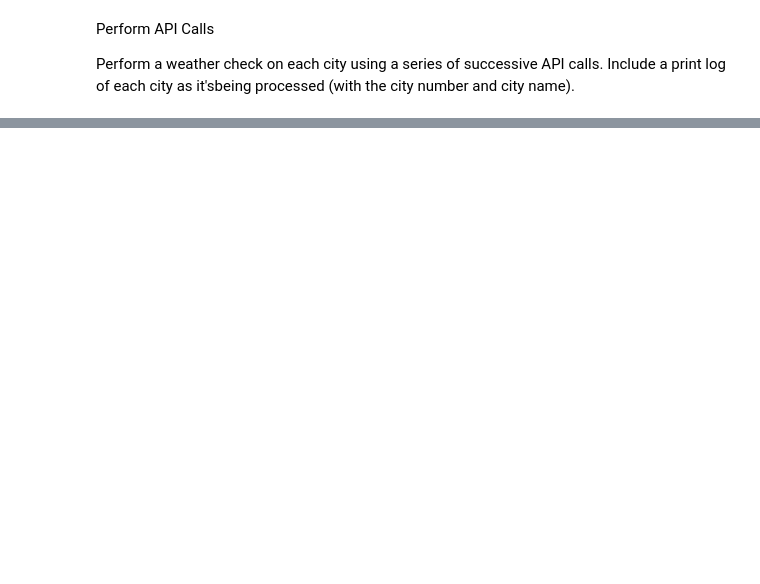
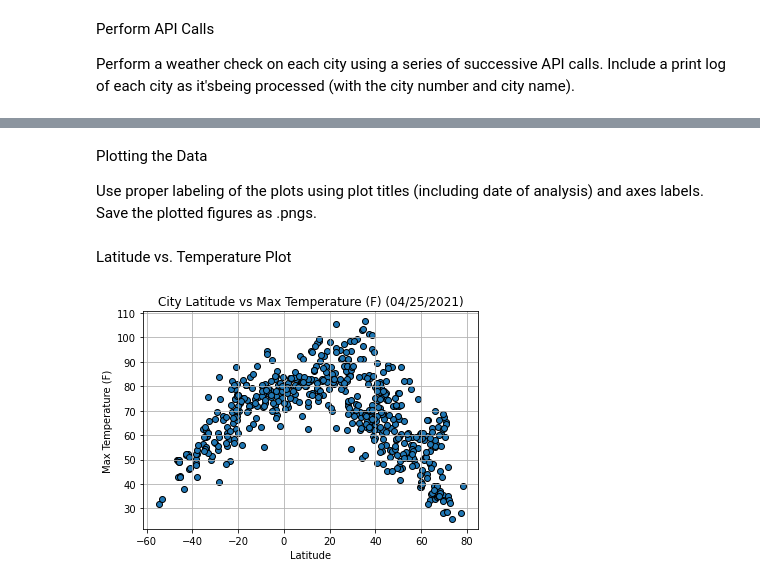
Before and after one commit to cmoore187/python-api-challenge, a Jupyter notebook: output_data/WeatherPy/WeatherPy.ipynb, the cells around one changed output, grey strips where cells are left out. Cells and saved outputs as stored; diff of their text form; code cells hidden in the pictures; blank space fills up the shorter version.

Commit message:
Updated challenge.
Added images, datasets, and updated code.

```diff
--- a/output_data/WeatherPy/WeatherPy.ipynb
+++ b/output_data/WeatherPy/WeatherPy.ipynb
@@ -125,0 +131,5 @@ ConnectionError: HTTPSConnectionPool(host='api.openweathermap.org', port=443): M
+# %%
+city_data = pd.DataFrame(weather_list)
+city_data.date = city_data.date.map(time.ctime)
+city_data.to_csv('../../output_data/city_data.csv')
+city_data.head()
@@ -125,0 +159,4 @@ ConnectionError: HTTPSConnectionPool(host='api.openweathermap.org', port=443): M
+# %%
+#  Get rid of the indices of cities that have humidity over 100%.
+city_data = city_data.loc[city_data["humidity"]<= 100]
+city_data.head()
@@ -125,0 +170,17 @@ ConnectionError: HTTPSConnectionPool(host='api.openweathermap.org', port=443): M
+# %% [markdown]
+ Plotting the Data
+
+Use proper labeling of the plots using plot titles (including date of analysis) and axes labels.
+Save the plotted figures as .pngs.
+# %% [markdown]
+ Latitude vs. Temperature Plot
+# %%
+#create the latitude vs temp plot and save the image
+plt.grid()
+plt.xlabel('Latitude')
+plt.ylabel('Max Temperature (F)')
+plt.title('City Latitude vs Max Temperature (F) (04/25/2021)')
+plt.scatter(city_data['lat'],city_data['temp'],edgecolor='black', linewidths=1,)
+plt.savefig("../../output_data/city_lat_vs_max_temp.png")
+# %% [output]
+[figure, added]
```
Also changed, not shown: parts of 32 cells of this notebook, 14 other files.
